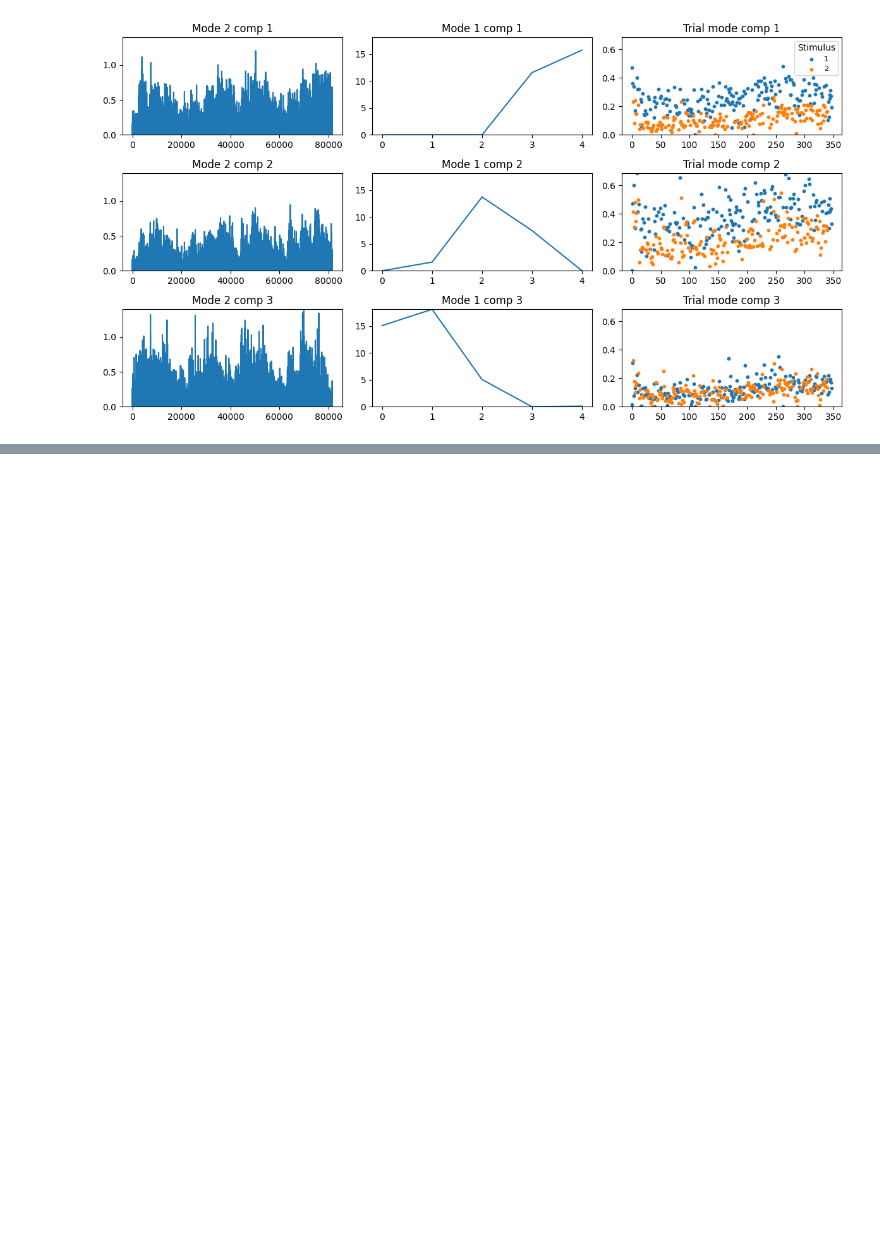
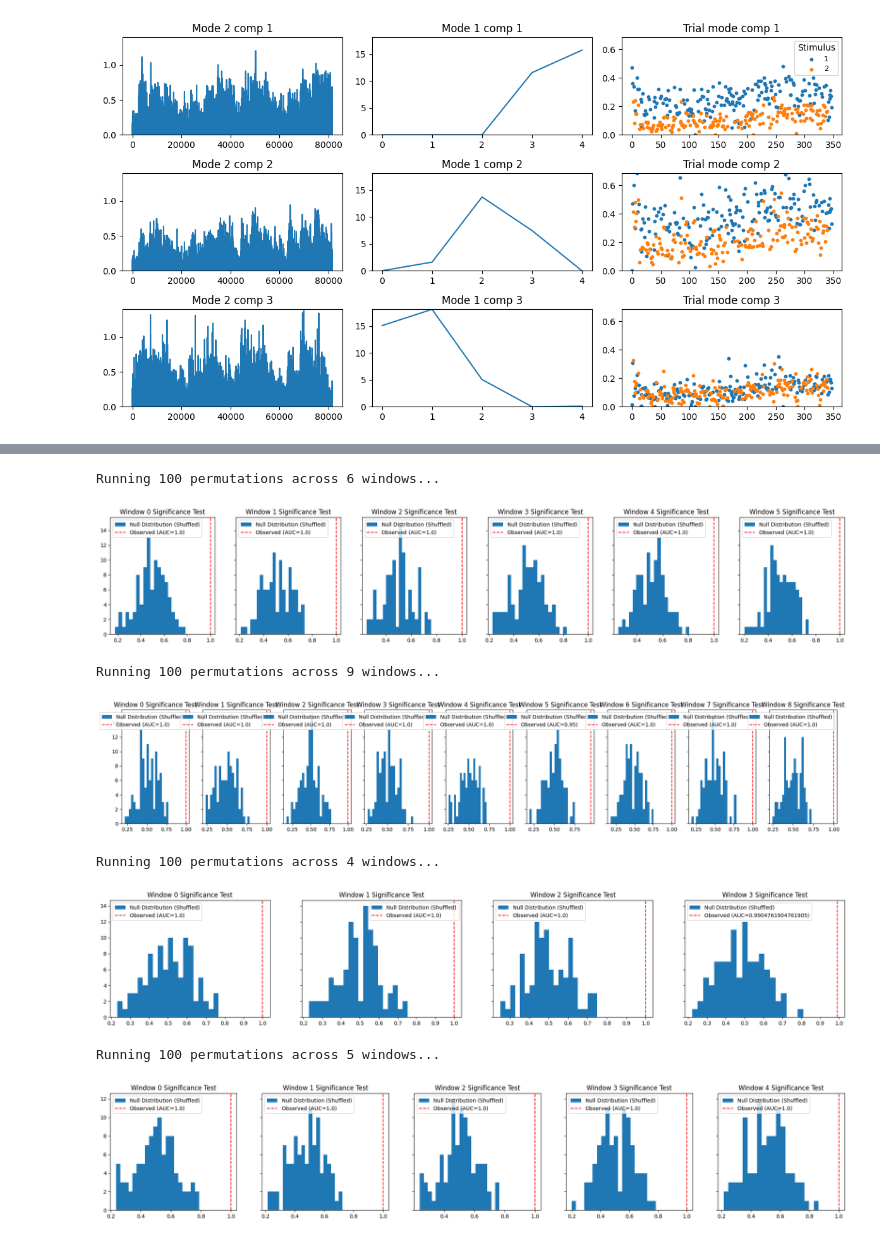
Before and after one commit to JohnMadrid/isp-unsupervised-learning, a Jupyter notebook: Batch_TCA_Runner.ipynb, the cells around one changed output, grey strips where cells are left out. Saved outputs shown, nothing was run; the diff lists cells and outputs as text; code cells hidden in the pictures; blank space fills up the shorter version.

```diff
--- a/Batch_TCA_Runner.ipynb
+++ b/Batch_TCA_Runner.ipynb
@@ -570,0 +790,2 @@ plot_cp_ensemble(ensemble_aHV, 3, beh["WallType"])
+# %%
+observed_aucs, null_distribution, p_values = calculate_p_values(trial_feature_matrix)
@@ -570,0 +842,51 @@ plot_cp_ensemble(ensemble_aHV, 3, beh["WallType"])
+# %%
+def batch_p_test(directory, rank, trial_stim_field, cue_type):
+
+  results = []
+
+  file_list = ["Beh_sup_train1_before_learning", "Beh_sup_train1_after_learning", "Beh_unsup_train1_before_learning", "Beh_unsup_train1_after_learning"]
+
+  for filename in file_list:
+      modified_filename = filename + "_ensemble_" + cue_type + ".joblib"
+      file_path = os.path.join(directory, modified_filename)
+      if os.path.isfile(file_path):
+          ensemble = joblib.load(file_path)
+
+          root = r'/content/Zhong_et_al_2025'
+          Path(root).mkdir(exist_ok=True)
+          target_path = filename + ".npy"
+          if target_path == "Beh_sup_train1_before_learning.npy":
+            target_file = sup_bef
+          elif target_path == "Beh_sup_train1_after_learning.npy":
+            target_file = sup_aft
+          elif target_path == "Beh_unsup_train1_before_learning.npy":
+            target_file = unsup_bef
+          elif target_path == "Beh_unsup_train1_after_learning.npy":
+            target_file = unsup_aft
+          beh = np.load(os.path.join(root, target_path), allow_pickle=1).item()[target_file]
+
+          trial_feature_matrix = get_trial_feature_matrix(ensemble, rank, beh[trial_stim_field])
+          observed_aucs, null_distribution, p_values = calculate_p_values(trial_feature_matrix)
+          results.append({"observed_aucs": observed_aucs,
+                          "null_distribution": null_distribution,
+                          "p_values": p_values})
+
+          print(filename)
+          plot_p_values(null_distribution, observed_aucs, p_values)
+
+  return results
+# %%
+import warnings
+from sklearn.exceptions import UndefinedMetricWarning
+with warnings.catch_warnings():
+    warnings.filterwarnings("ignore", category=UndefinedMetricWarning)
+    results = batch_p_test("./drive/MyDrive/TCA_results", 5, "WallType", "sound")
+# %% [output]
+Running 100 permutations across 6 windows...
+[figure, added]
+Running 100 permutations across 9 windows...
+[figure, added]
+Running 100 permutations across 4 windows...
+[figure, added]
+Running 100 permutations across 5 windows...
+[figure, added]
```
Also changed, not shown: parts of 16 cells of this notebook, 1 other file.
